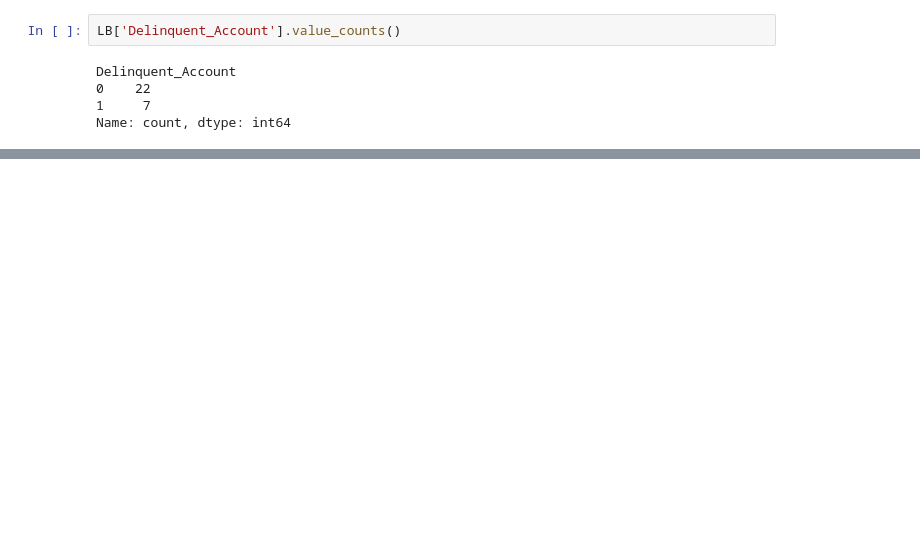
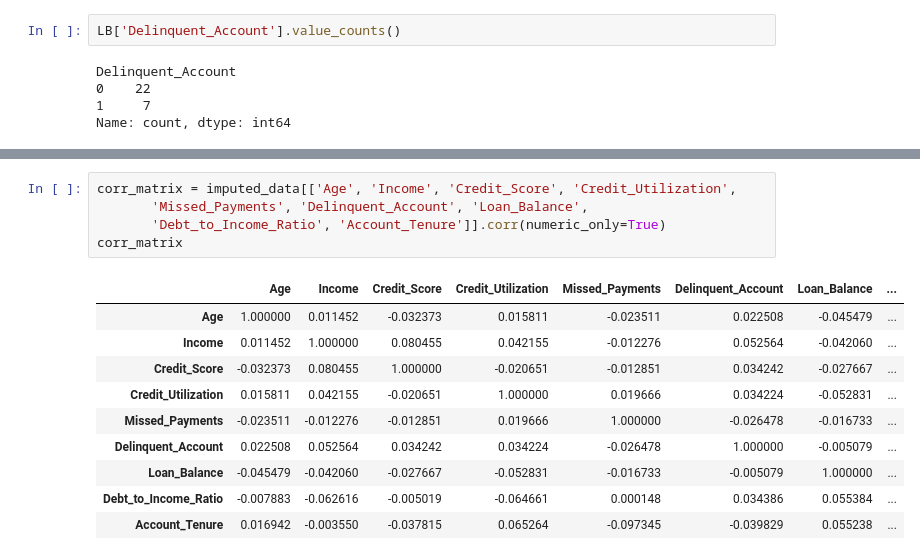
Before and after one commit to shubham15400/TATA_GENAI_DATA_ANALYSIS, a Jupyter notebook: Task_1/EDA_TASK_1.ipynb, the cells around one changed output, grey strips where cells are left out. Drawn from its saved outputs; the diff is of its cells as text; blank space fills up the shorter version.

```diff
--- a/Task_1/EDA_TASK_1.ipynb
+++ b/Task_1/EDA_TASK_1.ipynb
@@ -315,0 +336,16 @@ Name: count, dtype: int64
+# %%
+corr_matrix = imputed_data[['Age', 'Income', 'Credit_Score', 'Credit_Utilization',
+       'Missed_Payments', 'Delinquent_Account', 'Loan_Balance',
+       'Debt_to_Income_Ratio', 'Account_Tenure']].corr(numeric_only=True)
+corr_matrix
+# %% [output]
+|  | Age | Income | Credit_Score | Credit_Utilization | Missed_Payments | Delinquent_Account | Loan_Balance | ... |
+| Age | 1.000000 | 0.011452 | -0.032373 | 0.015811 | -0.023511 | 0.022508 | -0.045479 | ... |
+| Income | 0.011452 | 1.000000 | 0.080455 | 0.042155 | -0.012276 | 0.052564 | -0.042060 | ... |
+| Credit_Score | -0.032373 | 0.080455 | 1.000000 | -0.020651 | -0.012851 | 0.034242 | -0.027667 | ... |
+| Credit_Utilization | 0.015811 | 0.042155 | -0.020651 | 1.000000 | 0.019666 | 0.034224 | -0.052831 | ... |
+| Missed_Payments | -0.023511 | -0.012276 | -0.012851 | 0.019666 | 1.000000 | -0.026478 | -0.016733 | ... |
+| Delinquent_Account | 0.022508 | 0.052564 | 0.034242 | 0.034224 | -0.026478 | 1.000000 | -0.005079 | ... |
+| Loan_Balance | -0.045479 | -0.042060 | -0.027667 | -0.052831 | -0.016733 | -0.005079 | 1.000000 | ... |
+| Debt_to_Income_Ratio | -0.007883 | -0.062616 | -0.005019 | -0.064661 | 0.000148 | 0.034386 | 0.055384 | ... |
+| Account_Tenure | 0.016942 | -0.003550 | -0.037815 | 0.065264 | -0.097345 | -0.039829 | 0.055238 | ... |
```
Also changed, not shown: parts of 13 cells of this notebook, 1 other file.
